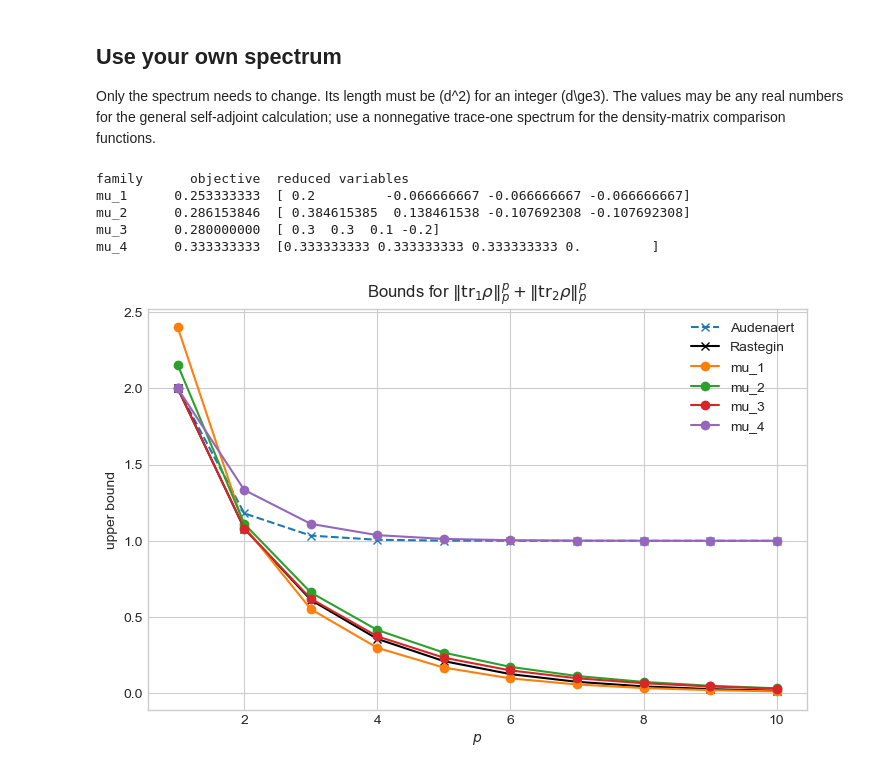
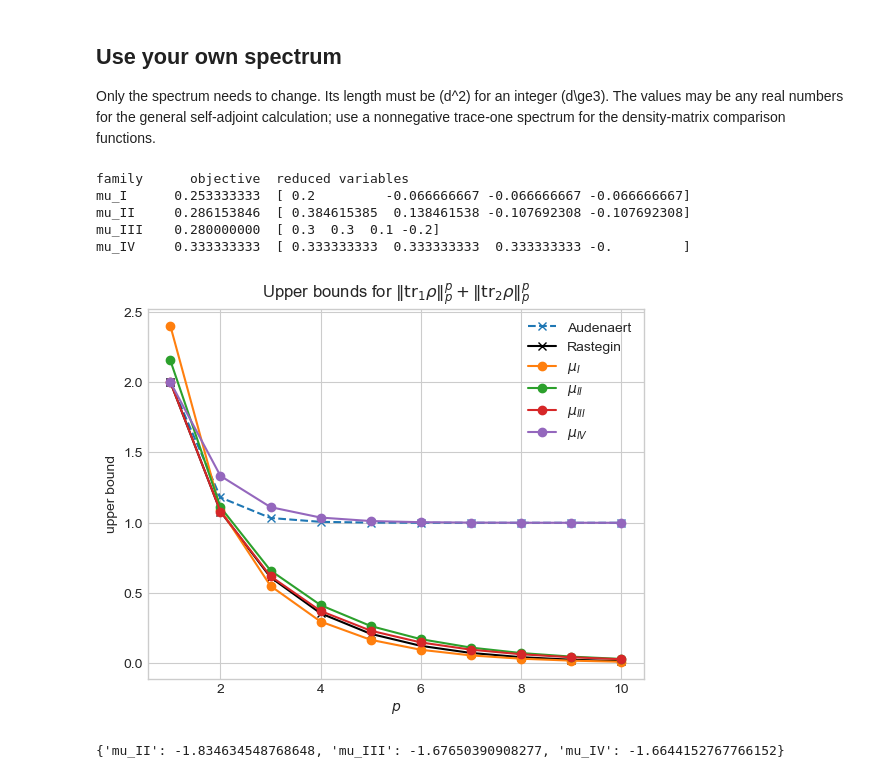
Before and after one commit to pashteiner/partial-trace-inequalities, a Jupyter notebook: Partial_trace_QPs.ipynb, the cells around one changed output. Cells and saved outputs as stored; diff of their text form; code cells hidden in the pictures.

```diff
--- a/Partial_trace_QPs.ipynb
+++ b/Partial_trace_QPs.ipynb
@@ -61,6 +65,11 @@ def print_results(results):
         print(
             f"{name:<8} {result.objective:12.9f}  {result.reduced}"
         )
+
+
+def save_figure(fig, name):
+    for suffix in ("pdf", "png"):
+        fig.savefig(figure_dir / f"{name}.{suffix}", dpi=300)
 
 
 def plot_p_bounds(lam, results, p_values=range(1, 11)):
@@ -74,18 +83,19 @@ def plot_p_bounds(lam, results, p_values=range(1, 11)):
         for name in results
     }
 
-    fig, ax = plt.subplots(figsize=(8.5, 5.2))
+    fig, ax = plt.subplots(figsize=(6.4, 4.8))
     ax.plot(p_values, references["Audenaert"], "x--", label="Audenaert")
     ax.plot(p_values, references["Rastegin"], "x-", color="black", label="Rastegin")
     for name, values in candidates.items():
-        ax.plot(p_values, values, marker="o", label=name)
+        ax.plot(p_values, values, marker="o", label=rf"$\mu_{{{name[3:]}}}$")
     ax.set(
-        title=r"Bounds for $\|\mathrm{tr}_1\rho\|_p^p+\|\mathrm{tr}_2\rho\|_p^p$",
+        title=r"Upper bounds for $\|\mathrm{tr}_1\rho\|_p^p+\|\mathrm{tr}_2\rho\|_p^p$",
         xlabel=r"$p$",
         ylabel="upper bound",
     )
     ax.legend()
     plt.show()
+    return fig
 # %% [markdown]
 ## Reproducing the worked \(d=3\) spectrum
 
@@ -114,20 +128,21 @@ print("all families:       ", sorted(results_3))
 print("nonnegative families:", sorted(positive_3))
 
 alphas = np.linspace(1.5, 10, 80)
-fig, ax = plt.subplots(figsize=(8.5, 5.2))
+fig, ax = plt.subplots(figsize=(6.4, 4.8))
 for name, result in positive_3.items():
     values = [renyi_lower_bound(lambda_3, result.spectrum, a) for a in alphas]
-    ax.plot(alphas, values, label=name)
+    ax.plot(alphas, values, marker="o", markevery=4, label=rf"$\mu_{{{name[3:]}}}$")
 ax.axhline(
     dimension_renyi_bound(lambda_3),
     color="black",
     label=r"dimension bound $-\log d$",
 )
 ax.set(
-    title=r"Bounds for $S_\alpha(\rho_A)+S_\alpha(\rho_B)-S_\alpha(\rho_{AB})$",
+    title=r"Lower bounds for $S_\alpha(\rho_A)+S_\alpha(\rho_B)-S_\alpha(\rho_{AB})$",
     xlabel=r"$\alpha$",
     ylabel="lower bound",
 )
 ax.legend()
+save_figure(fig, "renyi_entropy_bounds")
 plt.show()
 # %% [output]
@@ -159,17 +174,23 @@ Only the spectrum needs to change. Its length must be \(d^2\) for an integer
 calculation; use a nonnegative trace-one spectrum for the density-matrix
 comparison functions.
 # %%
-lambda_new = np.asarray([0.2, 0.2, 0.2, 0.2, 0.1, 0.1, 0, 0 ,0], dtype=float)
+lambda_new = np.asarray([0.2, 0.2, 0.2, 0.2, 0.1, 0.1, 0, 0, 0], dtype=float)
 results_new = solve_spectrum(lambda_new)
 print_results(results_new)
+plot_p_bounds(lambda_new, results_new)
 
 # For density matrices and entropy bounds:
 positive_new = solve_spectrum(lambda_new, nonnegative=True)
-plot_p_bounds(lambda_new, results_new)
+alpha = 5
+print({
+    name: renyi_lower_bound(lambda_new, result.spectrum, alpha)
+    for name, result in positive_new.items()
+})
 # %% [output]
 family      objective  reduced variables
-mu_1      0.253333333  [ 0.2         -0.066666667 -0.066666667 -0.066666667]
-mu_2      0.286153846  [ 0.384615385  0.138461538 -0.107692308 -0.107692308]
-mu_3      0.280000000  [ 0.3  0.3  0.1 -0.2]
-mu_4      0.333333333  [0.333333333 0.333333333 0.333333333 0.         ]
+mu_I      0.253333333  [ 0.2         -0.066666667 -0.066666667 -0.066666667]
+mu_II     0.286153846  [ 0.384615385  0.138461538 -0.107692308 -0.107692308]
+mu_III    0.280000000  [ 0.3  0.3  0.1 -0.2]
+mu_IV     0.333333333  [ 0.333333333  0.333333333  0.333333333 -0.         ]
-[figure, old version]
+[figure, new version]
+{'mu_II': -1.834634548768648, 'mu_III': -1.67650390908277, 'mu_IV': -1.6644152767766152}
```
Also changed, not shown: parts of 8 cells of this notebook, 2 other files.
